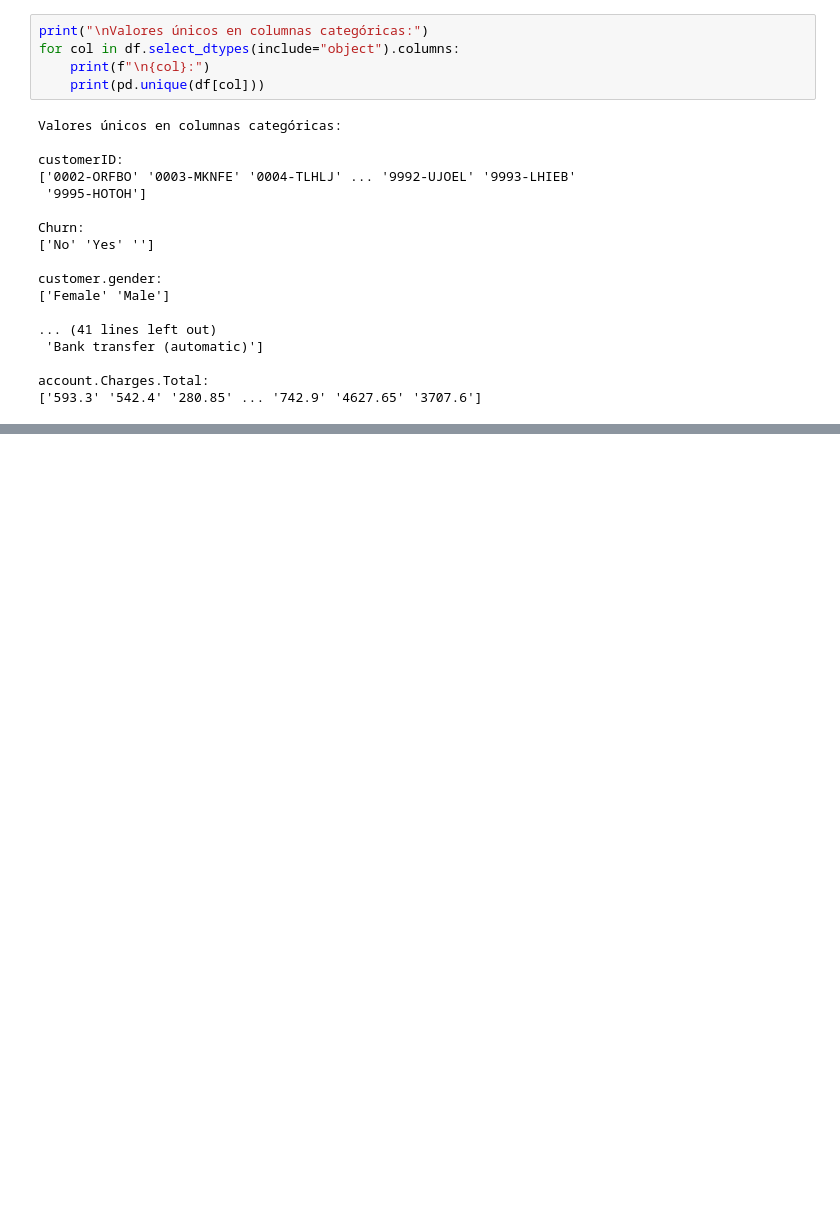
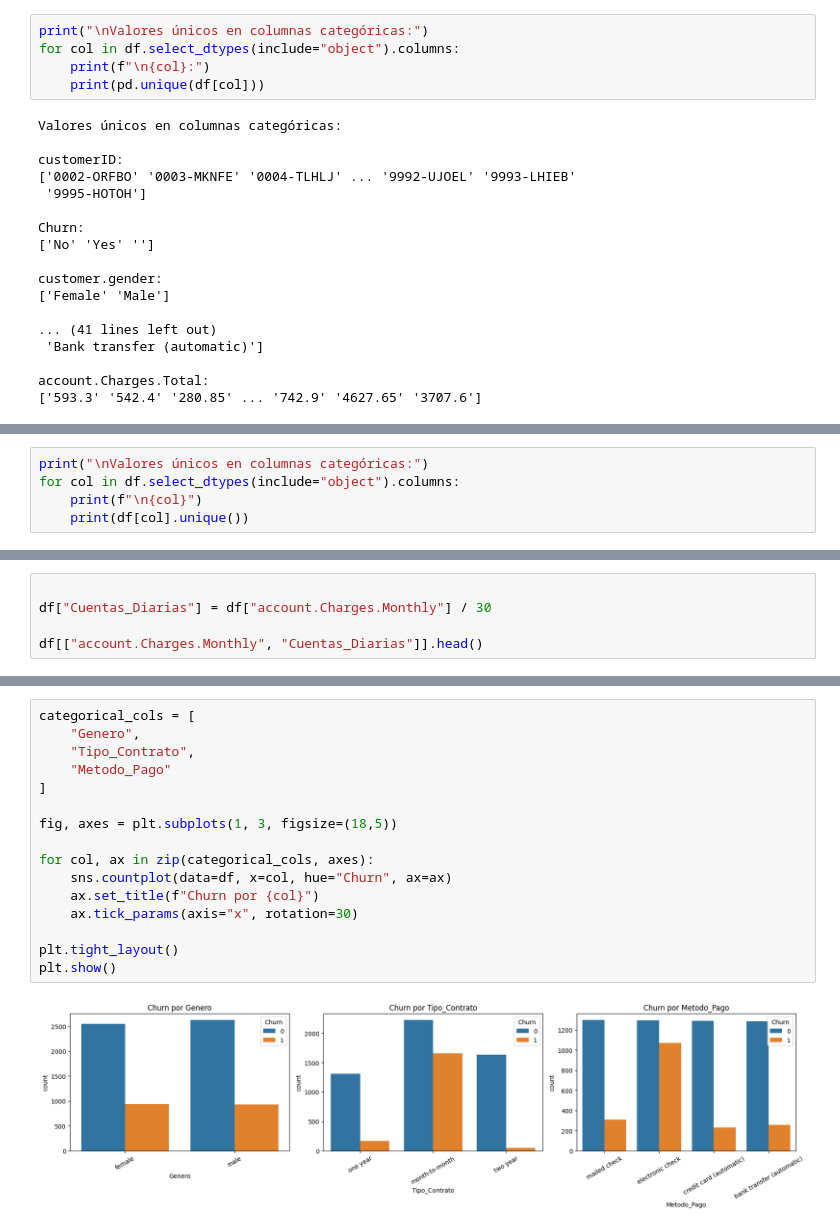
Before and after one commit to CatalinaM15/Alura-Telecom-X---An-lisis-de-Evasi-n-de-Clientes, a Jupyter notebook: TelecomX_LATAM.ipynb, the cells around one changed output, grey strips where cells are left out. Cells and saved outputs as stored; diff of their text form; blank space fills up the shorter version.

```diff
--- a/TelecomX_LATAM.ipynb
+++ b/TelecomX_LATAM.ipynb
@@ -195,0 +227,5 @@ Name: count, dtype: int64
+# %%
+print("\nValores únicos en columnas categóricas:")
+for col in df.select_dtypes(include="object").columns:
+    print(f"\n{col}")
+    print(df[col].unique())
@@ -195,0 +250,5 @@ Name: count, dtype: int64
+# %%
+
+df["Cuentas_Diarias"] = df["account.Charges.Monthly"] / 30
+
+df[["account.Charges.Monthly", "Cuentas_Diarias"]].head()
@@ -195,0 +329,18 @@ Name: count, dtype: int64
+# %%
+categorical_cols = [
+    "Genero",
+    "Tipo_Contrato",
+    "Metodo_Pago"
+]
+
+fig, axes = plt.subplots(1, 3, figsize=(18,5))
+
+for col, ax in zip(categorical_cols, axes):
+    sns.countplot(data=df, x=col, hue="Churn", ax=ax)
+    ax.set_title(f"Churn por {col}")
+    ax.tick_params(axis="x", rotation=30)
+
+plt.tight_layout()
+plt.show()
+# %% [output]
+[figure, added]
```
Also changed, not shown: parts of 11 cells of this notebook.
